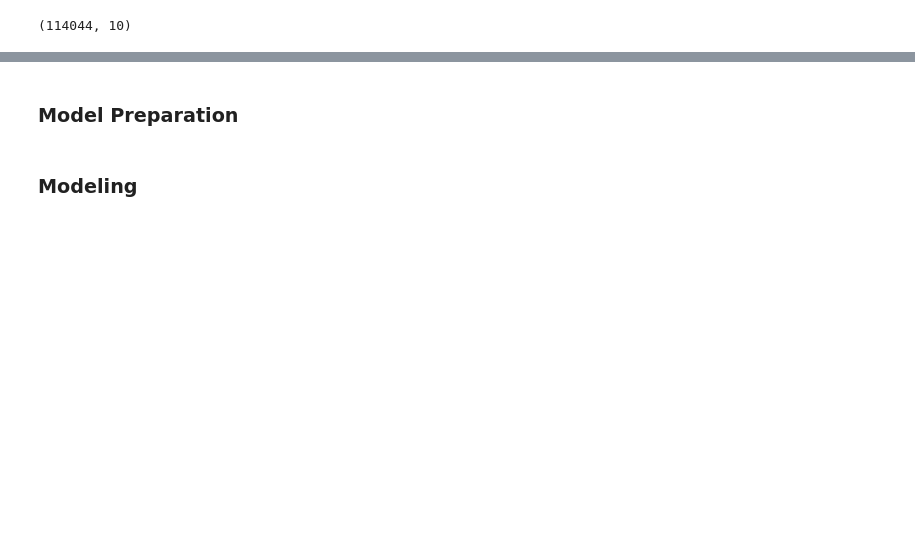
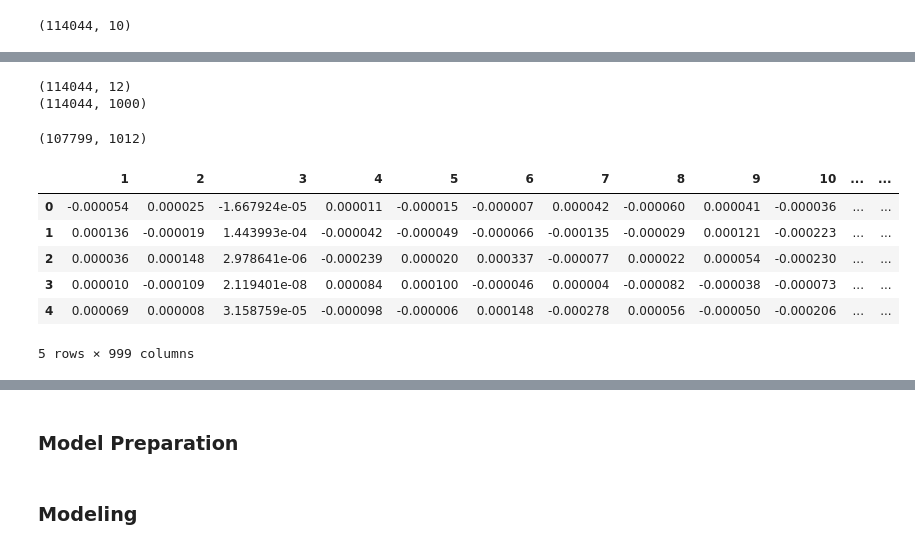
Before and after one commit to boosra/client_project-Covid, a Jupyter notebook: najiha/Modeling.ipynb, the cells around one changed output, grey strips where cells are left out. Drawn from its saved outputs; the diff is of its cells as text; code cells hidden in the pictures; blank space fills up the shorter version.

```diff
--- a/najiha/Modeling.ipynb
+++ b/najiha/Modeling.ipynb
@@ -135,2 +155,0 @@ dtype: int64
-# %%
-df = df.dropna() #droping null rows
@@ -144,0 +158,31 @@ df.shape
+# %%
+# Functions found in this cell were created by instructor Noah C
+# He is great
+# Define vectorization function
+#word2vecmodel = tweet_w2v
+def vectorize_corpus(keyword_list):
+    # Instantiate counter for number of words in keyword_list that exists
+    n_words = 0
+    # Create template for cumulative corpus vector sum
+    corpus_vec_sum = np.zeros((1,1000))
+    # Scan through each word in list
+    for word in keyword_list:
+        if word in tweet_w2v.wv.vocab:
+            word_vec = tweet_w2v.wv.word_vec(word)
+            #print(word_vec)
+            n_words +=1
+            corpus_vec_sum = corpus_vec_sum + word_vec
+    # Compute average vector by taking cumulative vector sum and dividing it by number of words traced
+    corpus_avg_vec = corpus_vec_sum/n_words
+    # Squeeze this N-dimensional nested array object into a 1-D array to streamline future processing
+    corpus_avg_vec = np.squeeze(corpus_avg_vec)
+    return(corpus_avg_vec)
+#defining cosine similarity function
+def cos_sim(vector_1, vector_2):
+    dp = np.dot(vector_1, vector_2)
+    magnitude_v1 = np.sqrt(np.dot(vector_1,vector_1))
+    magnitude_v2 = np.sqrt(np.dot(vector_2,vector_2))
+    return(dp/(magnitude_v1*magnitude_v2))
+# %%
+vect_tweets = [vectorize_corpus(tweet) for tweet in df['stop_text']]
+vect_df = pd.DataFrame(vect_tweets)
@@ -144,0 +193,24 @@ df.shape
+# %%
+print(df.shape)
+print(vect_df.shape)
+# %% [output]
+(114044, 12)
+(114044, 1000)
+# %%
+join_df = df.join(vect_df)
+join_df.dropna(inplace = True)
+join_df.shape
+# %% [output]
+(107799, 1012)
+# %%
+clean_vec_df= join_df.iloc[:, [i for i in range(13,1012)]]
+clean_og_df = join_df.iloc[:, [i for i in range(0,12)]]
+clean_vec_df.head()
+# %% [output]
+|  | 1 | 2 | 3 | 4 | 5 | 6 | 7 | 8 | 9 | 10 | ... | ... |
+| 0 | -0.000054 | 0.000025 | -1.667924e-05 | 0.000011 | -0.000015 | -0.000007 | 0.000042 | -0.000060 | 0.000041 | -0.000036 | ... | ... |
+| 1 | 0.000136 | -0.000019 | 1.443993e-04 | -0.000042 | -0.000049 | -0.000066 | -0.000135 | -0.000029 | 0.000121 | -0.000223 | ... | ... |
+| 2 | 0.000036 | 0.000148 | 2.978641e-06 | -0.000239 | 0.000020 | 0.000337 | -0.000077 | 0.000022 | 0.000054 | -0.000230 | ... | ... |
+| 3 | 0.000010 | -0.000109 | 2.119401e-08 | 0.000084 | 0.000100 | -0.000046 | 0.000004 | -0.000082 | -0.000038 | -0.000073 | ... | ... |
+| 4 | 0.000069 | 0.000008 | 3.158759e-05 | -0.000098 | -0.000006 | 0.000148 | -0.000278 | 0.000056 | -0.000050 | -0.000206 | ... | ... |
+5 rows × 999 columns
```
Also changed, not shown: parts of 55 cells of this notebook.
